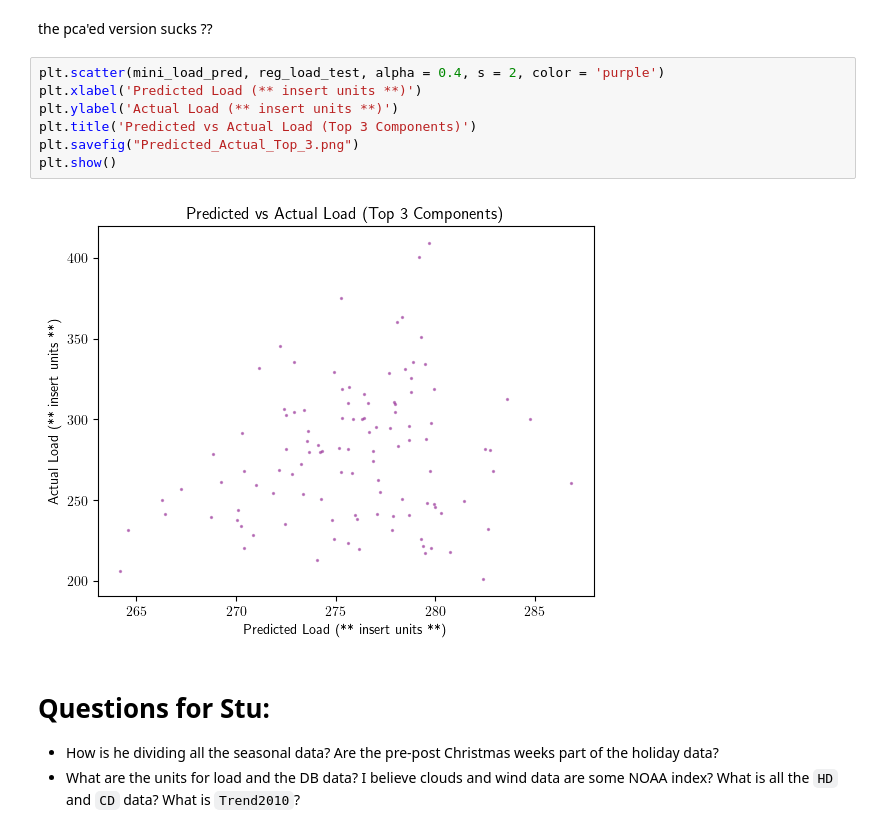
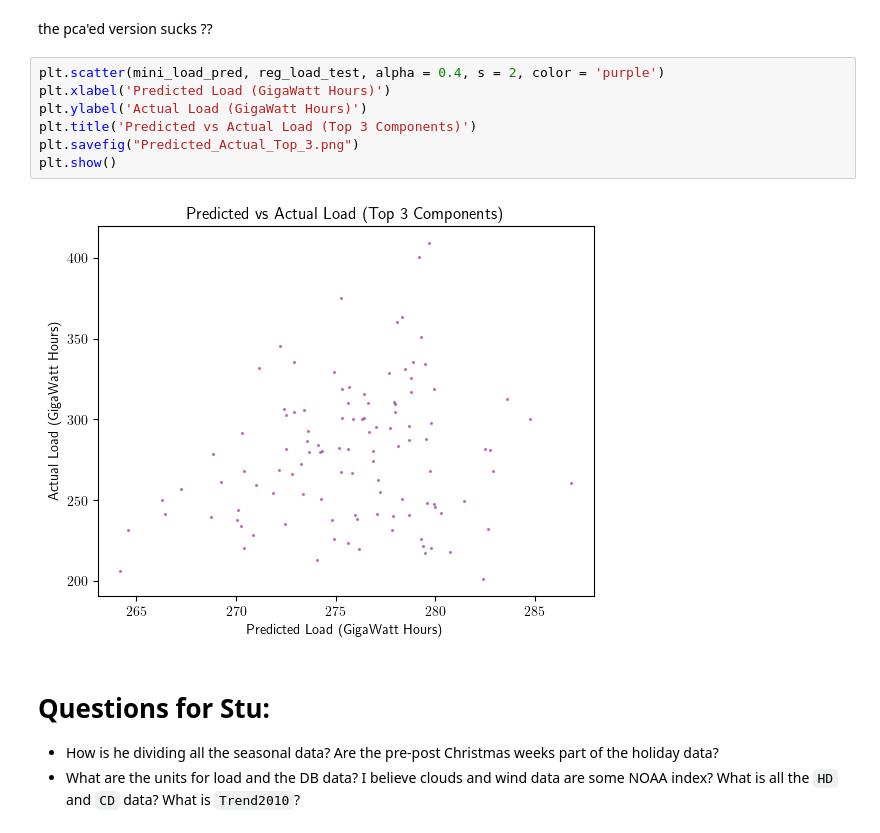
Before and after one commit to jakekosakoff/Physics-139-Final, a Jupyter notebook: Final Project Code/Regression.ipynb, the cells around one changed output. Drawn from its saved outputs; the diff is of its cells as text.

```diff
--- a/Final Project Code/Regression.ipynb
+++ b/Final Project Code/Regression.ipynb
@@ -253,13 +253,13 @@ w0 = 268.79852832354896
 the pca'ed version sucks ??
 # %%
 plt.scatter(mini_load_pred, reg_load_test, alpha = 0.4, s = 2, color = 'purple')
-plt.xlabel('Predicted Load (** insert units **)')
-plt.ylabel('Actual Load (** insert units **)')
+plt.xlabel('Predicted Load (GigaWatt Hours)')
+plt.ylabel('Actual Load (GigaWatt Hours)')
 plt.title('Predicted vs Actual Load (Top 3 Components)')
 plt.savefig("Predicted_Actual_Top_3.png")
 plt.show()
 # %% [output]
-[figure, old version]
+[figure, new version]
 # %% [markdown]
 # Questions for Stu:
 
```
Also changed, not shown: parts of 6 cells of this notebook.
